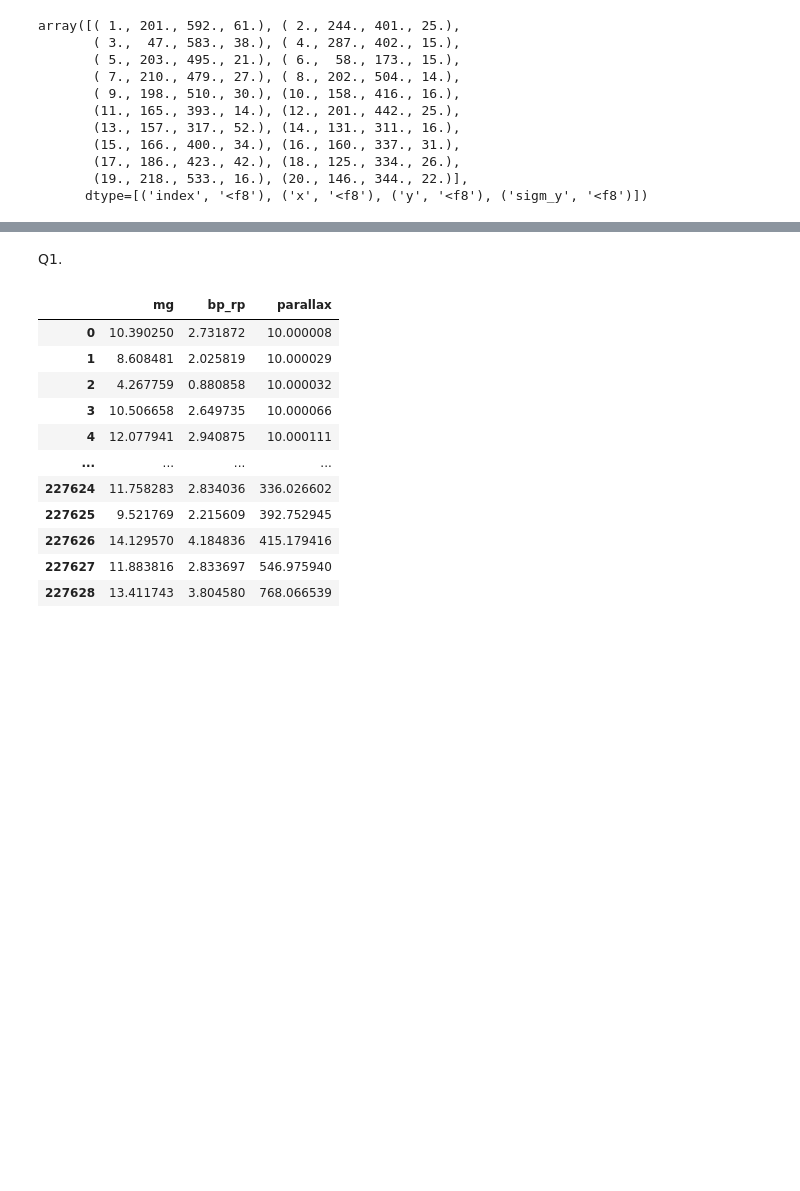
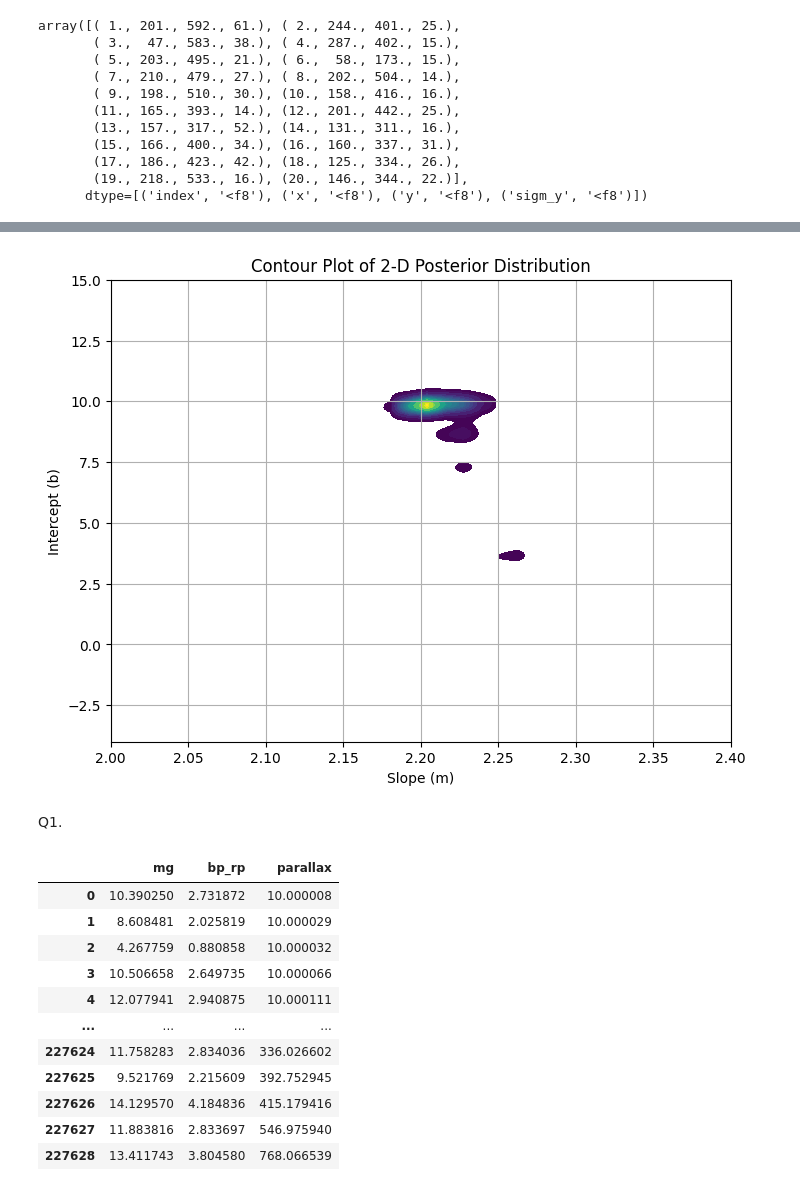
Before and after one commit to R-bna/sci-comp-ii-fall24, a Jupyter notebook: Working/HW4 metropolis sampling.ipynb, the cells around one changed output, grey strips where cells are left out. Cells and saved outputs as stored; diff of their text form; code cells hidden in the pictures; blank space fills up the shorter version.

```diff
--- a/Working/HW4 metropolis sampling.ipynb
+++ b/Working/HW4 metropolis sampling.ipynb
@@ -172,3 +99,15 @@ plt.show()
+# %%
+plt.figure(figsize=(8, 6))
+sns.kdeplot(x=samples[:, 0], y=samples[:, 1], fill=True, cmap='viridis', levels=20)
+plt.title('Contour Plot of 2-D Posterior Distribution')
+plt.xlabel('Slope (m)')
+plt.ylabel('Intercept (b)')
+plt.xlim(2,2.4)
+plt.ylim(-4,15)
+plt.grid()
+plt.show()
+# %% [output]
+[figure, added]
 # %% [markdown]
 Q1.
 # %%
```
Also changed, not shown: parts of 15 cells of this notebook.
